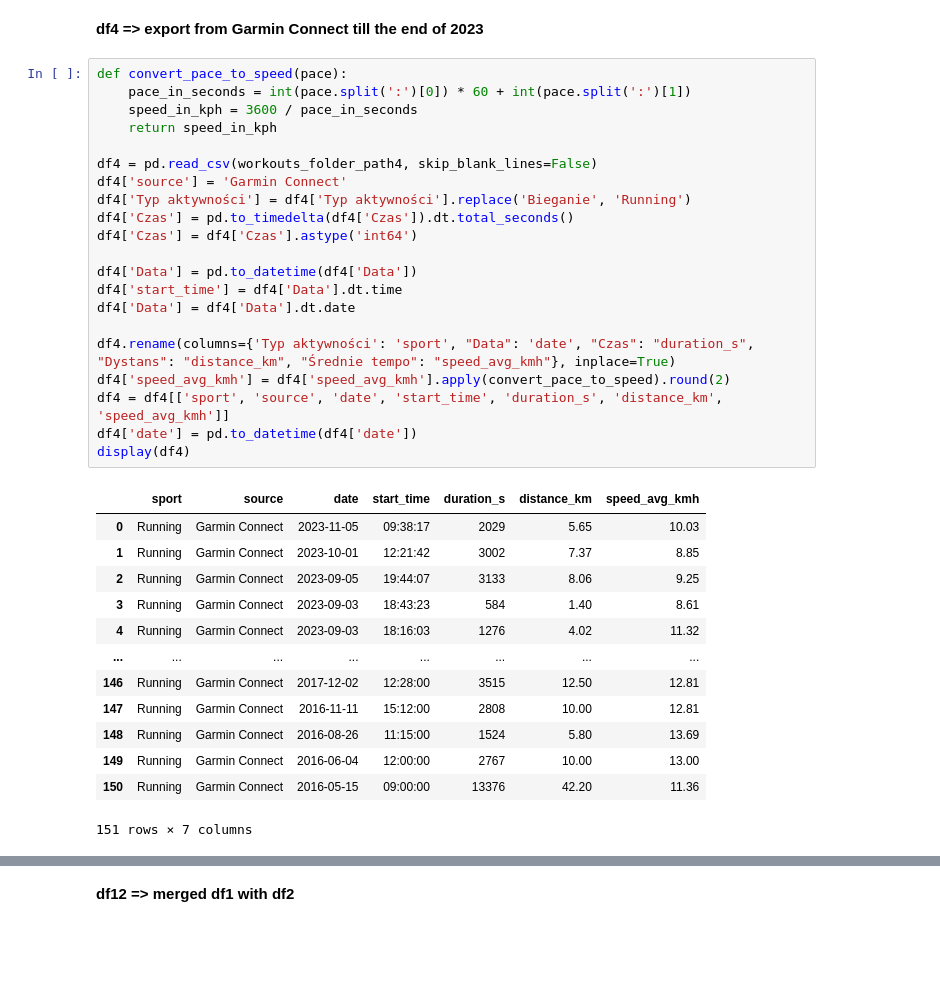
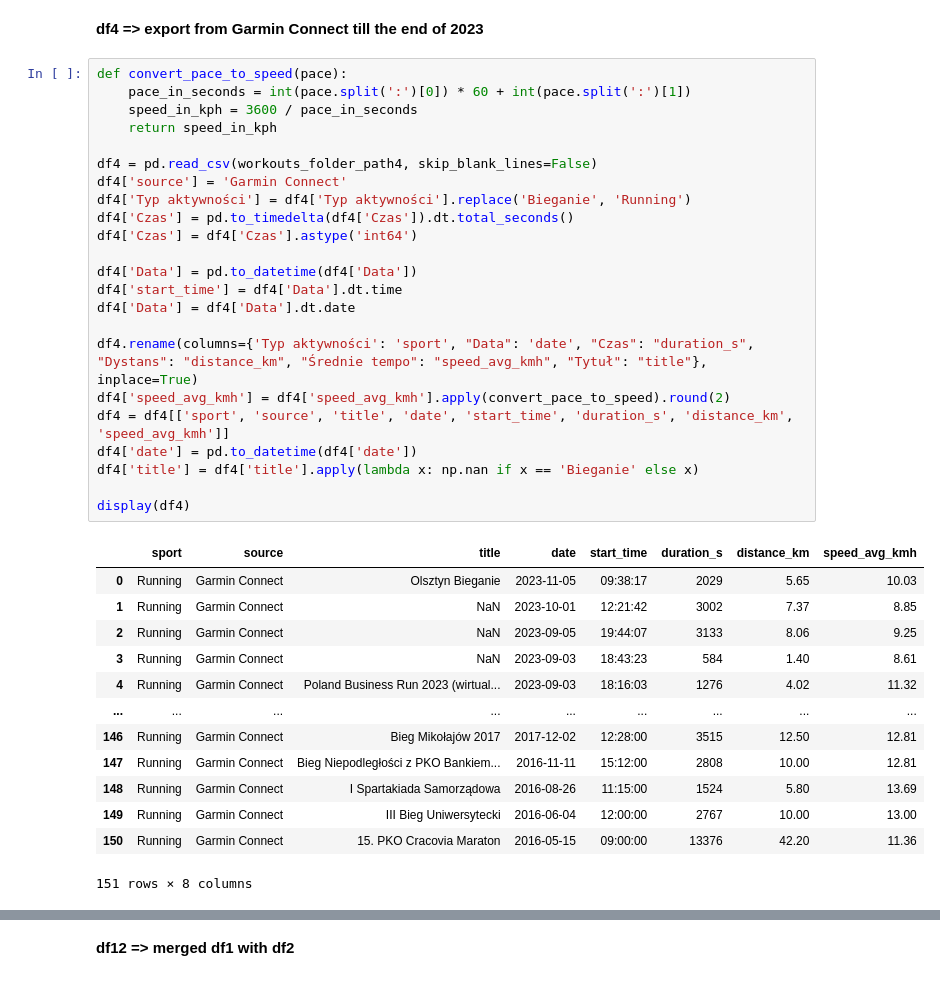
Before and after one commit to slazur83/Tableau, a Jupyter notebook: Workouts.ipynb, the cells around one changed output, grey strips where cells are left out. Saved outputs shown, nothing was run; the diff lists cells and outputs as text; blank space fills up the shorter version.

```diff
--- a/Workouts.ipynb
+++ b/Workouts.ipynb
@@ -169,35 +170,37 @@ display(df3)
 # %%
 def convert_pace_to_speed(pace):
     pace_in_seconds = int(pace.split(':')[0]) * 60 + int(pace.split(':')[1])
     speed_in_kph = 3600 / pace_in_seconds
     return speed_in_kph
 
 df4 = pd.read_csv(workouts_folder_path4, skip_blank_lines=False)
 df4['source'] = 'Garmin Connect'
 df4['Typ aktywności'] = df4['Typ aktywności'].replace('Bieganie', 'Running')
 df4['Czas'] = pd.to_timedelta(df4['Czas']).dt.total_seconds()
 df4['Czas'] = df4['Czas'].astype('int64')
 
 df4['Data'] = pd.to_datetime(df4['Data'])
 df4['start_time'] = df4['Data'].dt.time
 df4['Data'] = df4['Data'].dt.date
 
-df4.rename(columns={'Typ aktywności': 'sport', "Data": 'date', "Czas": "duration_s", "Dystans": "distance_km", "Średnie tempo": "speed_avg_kmh"}, inplace=True)
+df4.rename(columns={'Typ aktywności': 'sport', "Data": 'date', "Czas": "duration_s", "Dystans": "distance_km", "Średnie tempo": "speed_avg_kmh", "Tytuł": "title"}, inplace=True)
 df4['speed_avg_kmh'] = df4['speed_avg_kmh'].apply(convert_pace_to_speed).round(2)
-df4 = df4[['sport', 'source', 'date', 'start_time', 'duration_s', 'distance_km', 'speed_avg_kmh']]
+df4 = df4[['sport', 'source', 'title', 'date', 'start_time', 'duration_s', 'distance_km', 'speed_avg_kmh']]
 df4['date'] = pd.to_datetime(df4['date'])
+df4['title'] = df4['title'].apply(lambda x: np.nan if x == 'Bieganie' else x)
+
 display(df4)
 # %% [output]
-|  | sport | source | date | start_time | duration_s | distance_km | speed_avg_kmh |
-| 0 | Running | Garmin Connect | 2023-11-05 | 09:38:17 | 2029 | 5.65 | 10.03 |
-| 1 | Running | Garmin Connect | 2023-10-01 | 12:21:42 | 3002 | 7.37 | 8.85 |
-| 2 | Running | Garmin Connect | 2023-09-05 | 19:44:07 | 3133 | 8.06 | 9.25 |
-| 3 | Running | Garmin Connect | 2023-09-03 | 18:43:23 | 584 | 1.40 | 8.61 |
-| 4 | Running | Garmin Connect | 2023-09-03 | 18:16:03 | 1276 | 4.02 | 11.32 |
-| ... | ... | ... | ... | ... | ... | ... | ... |
-| 146 | Running | Garmin Connect | 2017-12-02 | 12:28:00 | 3515 | 12.50 | 12.81 |
-| 147 | Running | Garmin Connect | 2016-11-11 | 15:12:00 | 2808 | 10.00 | 12.81 |
-| 148 | Running | Garmin Connect | 2016-08-26 | 11:15:00 | 1524 | 5.80 | 13.69 |
-| 149 | Running | Garmin Connect | 2016-06-04 | 12:00:00 | 2767 | 10.00 | 13.00 |
-| 150 | Running | Garmin Connect | 2016-05-15 | 09:00:00 | 13376 | 42.20 | 11.36 |
+|  | sport | source | title | date | start_time | duration_s | distance_km | speed_avg_kmh |
+| 0 | Running | Garmin Connect | Olsztyn Bieganie | 2023-11-05 | 09:38:17 | 2029 | 5.65 | 10.03 |
+| 1 | Running | Garmin Connect | NaN | 2023-10-01 | 12:21:42 | 3002 | 7.37 | 8.85 |
+| 2 | Running | Garmin Connect | NaN | 2023-09-05 | 19:44:07 | 3133 | 8.06 | 9.25 |
+| 3 | Running | Garmin Connect | NaN | 2023-09-03 | 18:43:23 | 584 | 1.40 | 8.61 |
+| 4 | Running | Garmin Connect | Poland Business Run 2023 (wirtual... | 2023-09-03 | 18:16:03 | 1276 | 4.02 | 11.32 |
+| ... | ... | ... | ... | ... | ... | ... | ... | ... |
+| 146 | Running | Garmin Connect | Bieg Mikołajów 2017 | 2017-12-02 | 12:28:00 | 3515 | 12.50 | 12.81 |
+| 147 | Running | Garmin Connect | Bieg Niepodległości z PKO Bankiem... | 2016-11-11 | 15:12:00 | 2808 | 10.00 | 12.81 |
+| 148 | Running | Garmin Connect | I Spartakiada Samorządowa | 2016-08-26 | 11:15:00 | 1524 | 5.80 | 13.69 |
+| 149 | Running | Garmin Connect | III Bieg Uniwersytecki | 2016-06-04 | 12:00:00 | 2767 | 10.00 | 13.00 |
+| 150 | Running | Garmin Connect | 15. PKO Cracovia Maraton | 2016-05-15 | 09:00:00 | 13376 | 42.20 | 11.36 |
-151 rows × 7 columns
+151 rows × 8 columns
```
Also changed, not shown: parts of 16 cells of this notebook.
